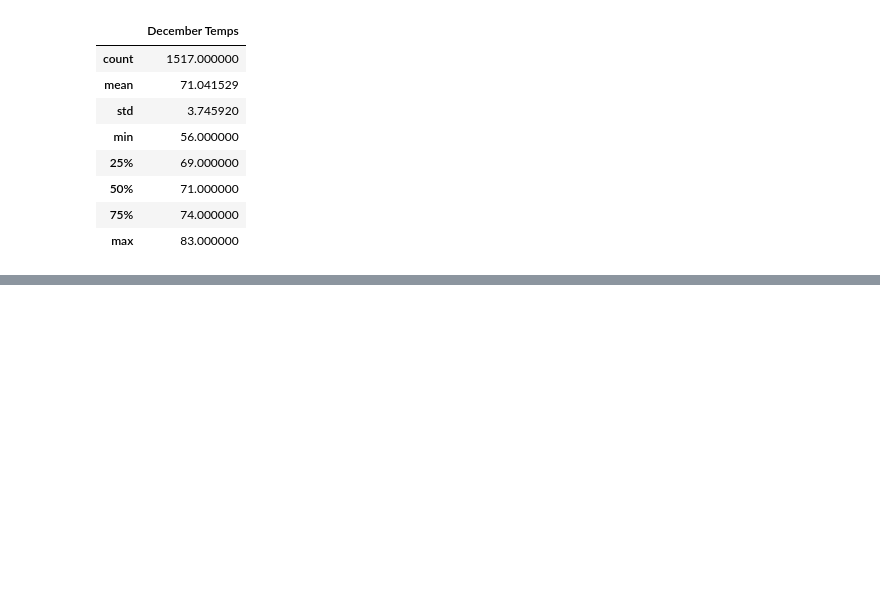
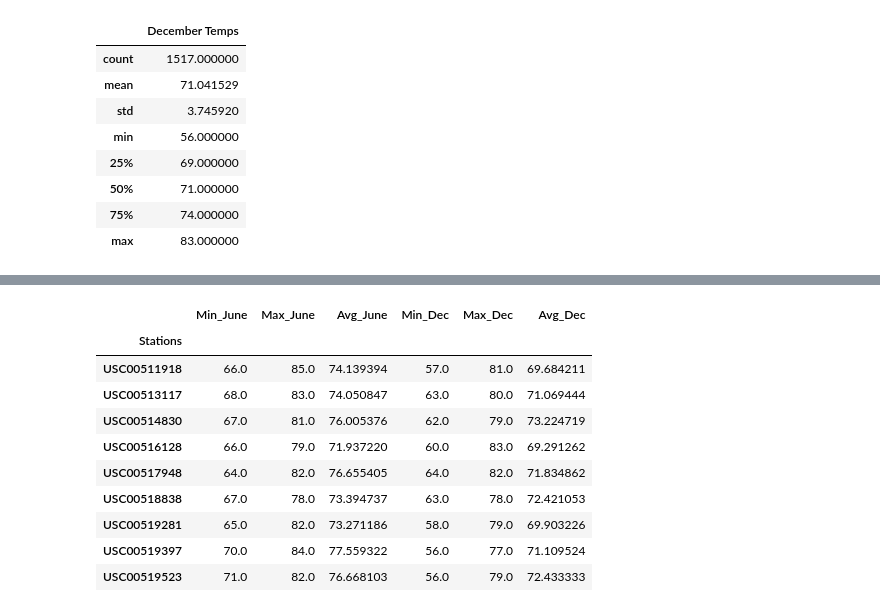
Before and after one commit to nabuhant/surfs_up, a Jupyter notebook: SurfsUp_Challenge.ipynb, the cells around one changed output, grey strips where cells are left out. Drawn from its saved outputs; the diff is of its cells as text; code cells hidden in the pictures; blank space fills up the shorter version.

```diff
--- a/SurfsUp_Challenge.ipynb
+++ b/SurfsUp_Challenge.ipynb
@@ -167,0 +260,9 @@ df_results_dec.describe()
+# %%
+june_stations_temp = session.query(Measurement.station, func.min(Measurement.tobs), func.max(Measurement.tobs), func.avg(Measurement.tobs)).\
+                        group_by(Measurement.station).\
+                        filter(extract('month', Measurement.date) == 6).all()
+# %%
+df_june_stations_temp = pd.DataFrame(june_stations_temp, columns = ['Stations', 'Min', 'Max', 'Avg'])
+df_june_stations_temp.set_index(df_june_stations_temp['Stations'], inplace = True)
+df_june_stations_temp.drop('Stations', inplace=True, axis=1)
+df_june_stations_temp
@@ -167,0 +281,9 @@ df_results_dec.describe()
+# %%
+dec_stations_temp = session.query(Measurement.station, func.min(Measurement.tobs), func.max(Measurement.tobs), func.avg(Measurement.tobs)).\
+                        group_by(Measurement.station).\
+                        filter(extract('month', Measurement.date) == 12).all()
+# %%
+df_dec_stations_temp = pd.DataFrame(dec_stations_temp, columns = ['Stations', 'Min', 'Max', 'Avg'])
+df_dec_stations_temp.set_index(df_dec_stations_temp['Stations'], inplace = True)
+df_dec_stations_temp.drop('Stations', inplace=True, axis=1)
+df_dec_stations_temp
@@ -167,0 +302,18 @@ df_results_dec.describe()
+# %%
+#stations_merged = pd.merge(df_june_stations_temp, df_dec_stations_temp, how = 'outer', on = 'Stations', suffixes=('_June', '_Dec'))
+stations_merged = pd.merge(df_june_stations_temp, df_dec_stations_temp,
+                           left_index=True,right_index=True,
+                           suffixes=('_June', '_Dec'))
+stations_merged
+# %% [output]
+|  | Min_June | Max_June | Avg_June | Min_Dec | Max_Dec | Avg_Dec |
+| Stations |  |  |  |  |  |  |
+| USC00511918 | 66.0 | 85.0 | 74.139394 | 57.0 | 81.0 | 69.684211 |
+| USC00513117 | 68.0 | 83.0 | 74.050847 | 63.0 | 80.0 | 71.069444 |
+| USC00514830 | 67.0 | 81.0 | 76.005376 | 62.0 | 79.0 | 73.224719 |
+| USC00516128 | 66.0 | 79.0 | 71.937220 | 60.0 | 83.0 | 69.291262 |
+| USC00517948 | 64.0 | 82.0 | 76.655405 | 64.0 | 82.0 | 71.834862 |
+| USC00518838 | 67.0 | 78.0 | 73.394737 | 63.0 | 78.0 | 72.421053 |
+| USC00519281 | 65.0 | 82.0 | 73.271186 | 58.0 | 79.0 | 69.903226 |
+| USC00519397 | 70.0 | 84.0 | 77.559322 | 56.0 | 77.0 | 71.109524 |
+| USC00519523 | 71.0 | 82.0 | 76.668103 | 56.0 | 79.0 | 72.433333 |
```
Also changed, not shown: parts of 13 cells of this notebook, 4 other files.
